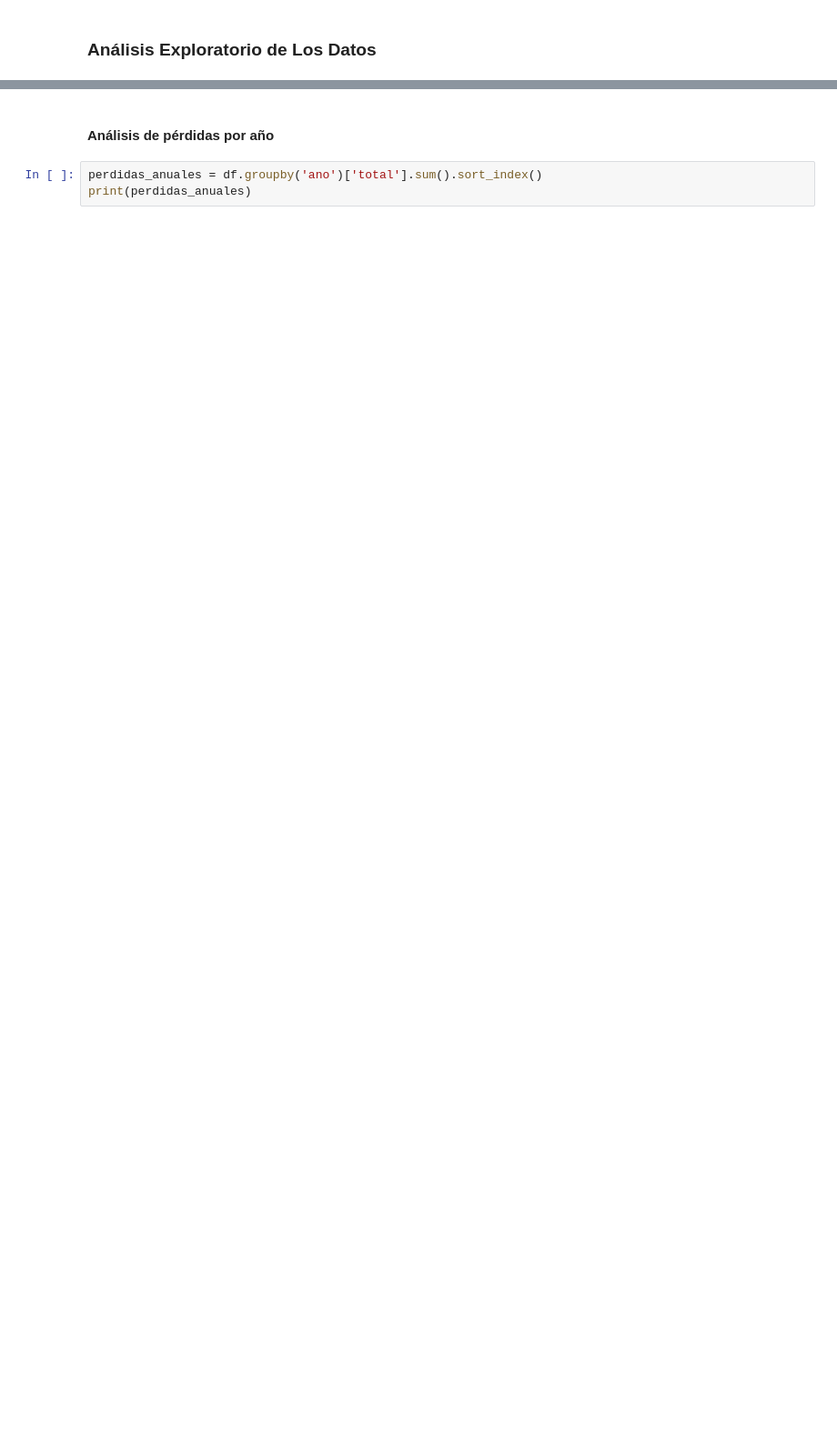
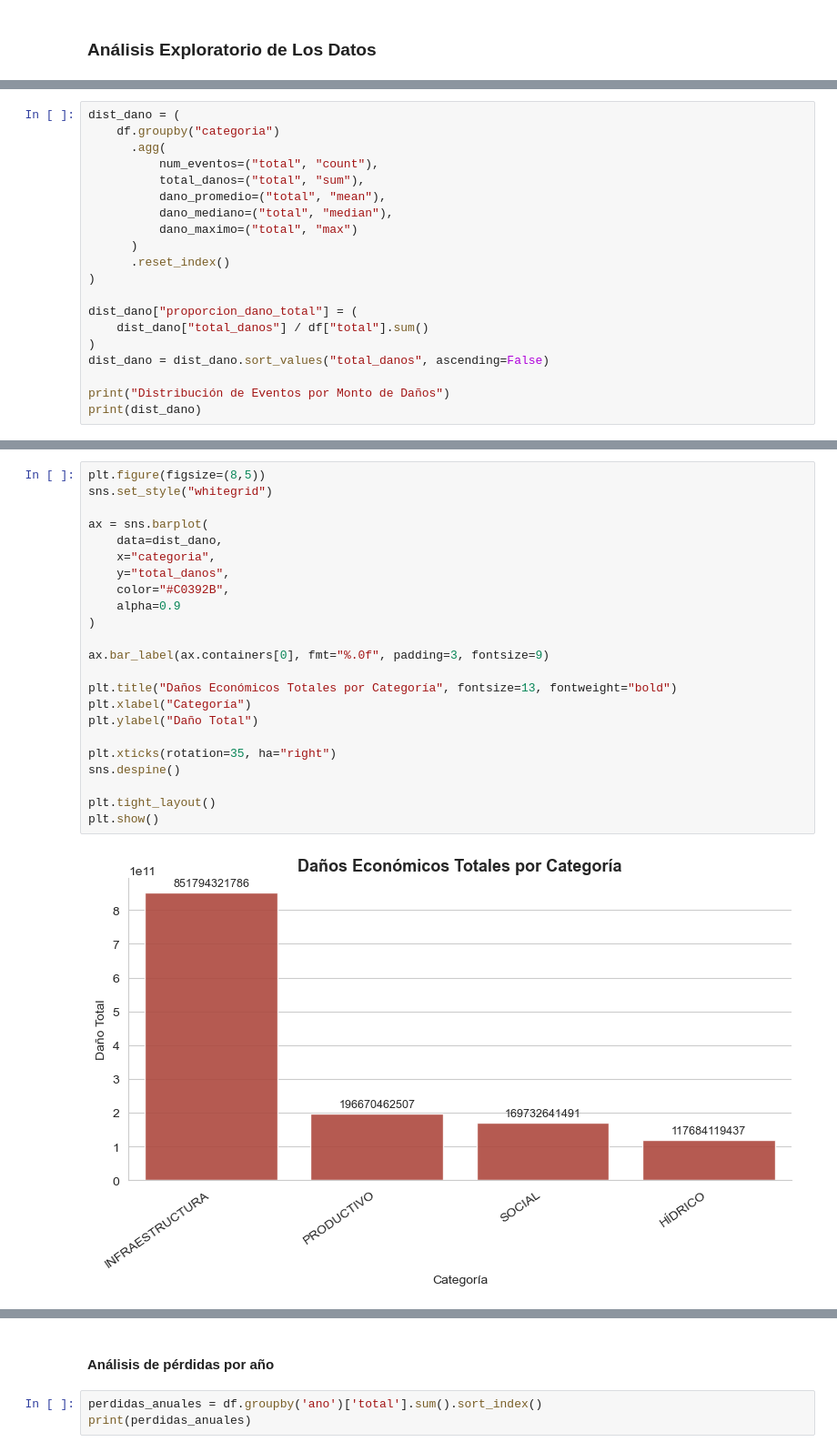
Before and after one commit to CA0307-II-2025/grupo-2, a Jupyter notebook: notebooks/0_analisis_exploratorio.ipynb, the cells around one changed output, grey strips where cells are left out. Shown at 91% size. Saved outputs shown, nothing was run; the diff lists cells and outputs as text; blank space fills up the shorter version.

```diff
--- a/notebooks/0_analisis_exploratorio.ipynb
+++ b/notebooks/0_analisis_exploratorio.ipynb
@@ -46,0 +162,20 @@ Name: total, dtype: float64
+# %%
+dist_dano = (
+    df.groupby("categoria")
+      .agg(
+          num_eventos=("total", "count"),
+          total_danos=("total", "sum"),
+          dano_promedio=("total", "mean"),
+          dano_mediano=("total", "median"),
+          dano_maximo=("total", "max")
+      )
+      .reset_index()
+)
+
+dist_dano["proporcion_dano_total"] = (
+    dist_dano["total_danos"] / df["total"].sum()
+)
+dist_dano = dist_dano.sort_values("total_danos", ascending=False)
+
+print("Distribución de Eventos por Monto de Daños")
+print(dist_dano)
@@ -46,0 +195,25 @@ Name: total, dtype: float64
+# %%
+plt.figure(figsize=(8,5))
+sns.set_style("whitegrid")
+
+ax = sns.barplot(
+    data=dist_dano,
+    x="categoria",
+    y="total_danos",
+    color="#C0392B",
+    alpha=0.9
+)
+
+ax.bar_label(ax.containers[0], fmt="%.0f", padding=3, fontsize=9)
+
+plt.title("Daños Económicos Totales por Categoría", fontsize=13, fontweight="bold")
+plt.xlabel("Categoría")
+plt.ylabel("Daño Total")
+
+plt.xticks(rotation=35, ha="right")
+sns.despine()
+
+plt.tight_layout()
+plt.show()
+# %% [output]
+[figure, added]
```
Also changed, not shown: parts of 23 cells of this notebook, 48 other files.
